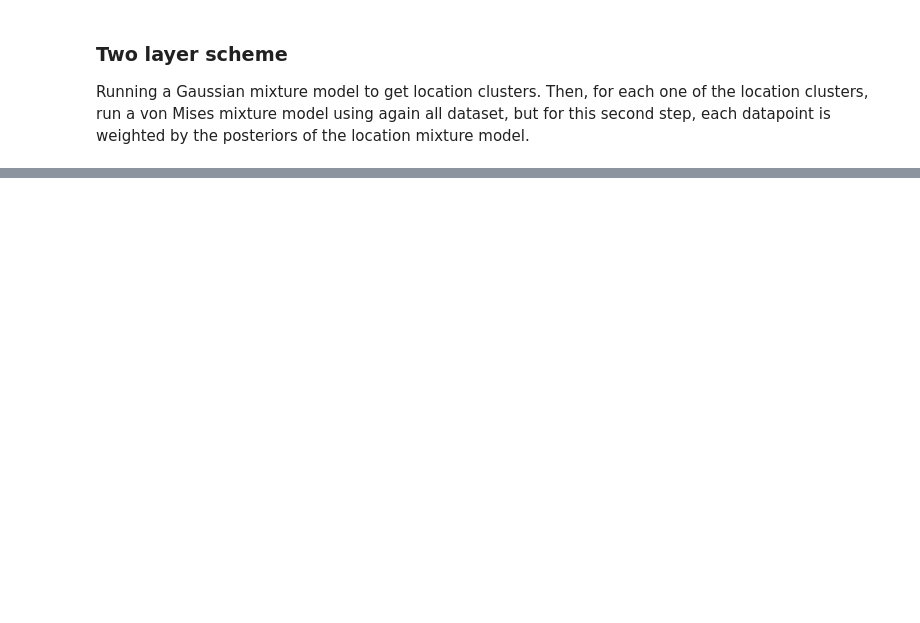
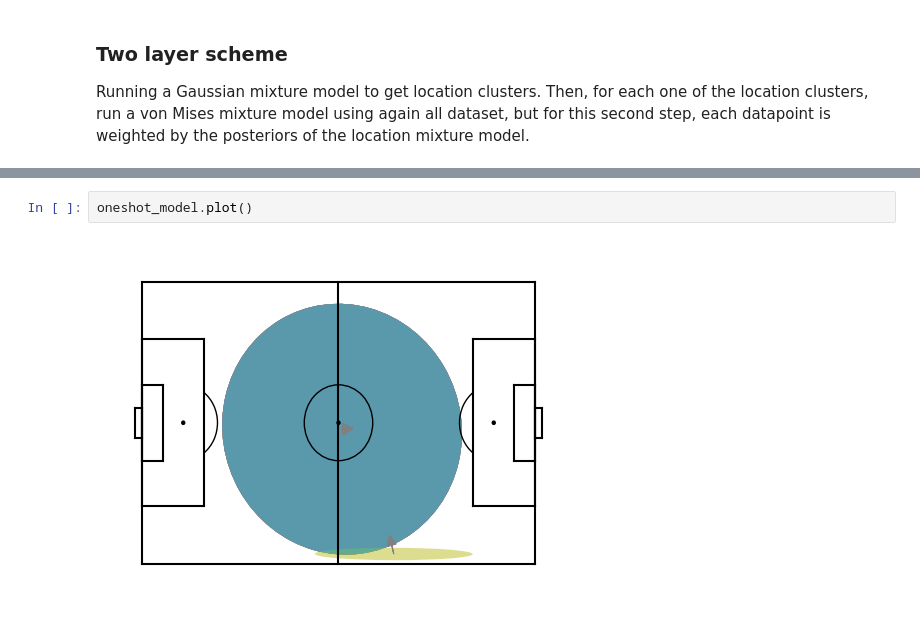
Before and after one commit to Joaquin-Garay/soccer-infogeo, a Jupyter notebook: 03-model.ipynb, the cells around one changed output, grey strips where cells are left out. Cells and saved outputs as stored; diff of their text form; blank space fills up the shorter version.

```diff
--- a/03-model.ipynb
+++ b/03-model.ipynb
@@ -338,3 +356,7 @@ model.bic_score(loc_data, dir_data)
+# %%
+oneshot_model.plot()
+# %% [output]
+[figure, added]
 # %%
 K_loc = 4
 K_dir = 3
```
Also changed, not shown: parts of 17 cells of this notebook, 4 other files.
